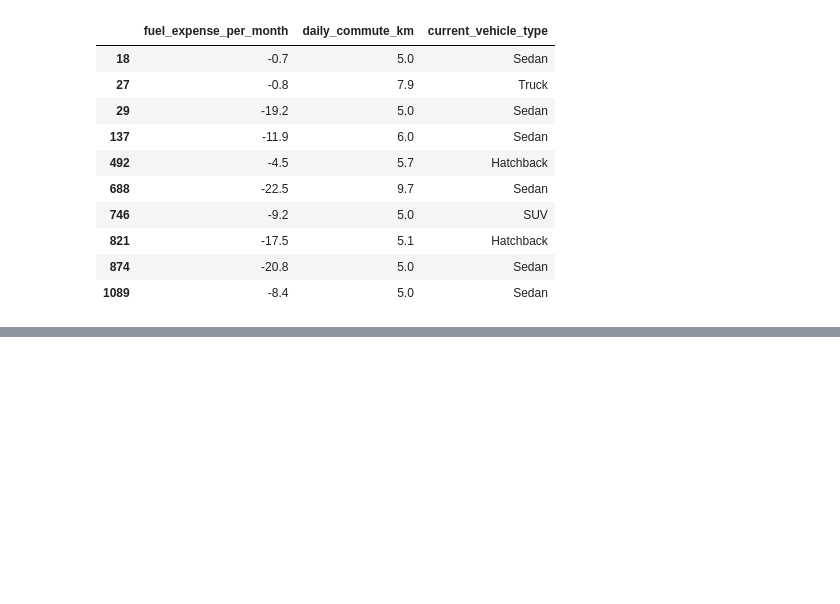
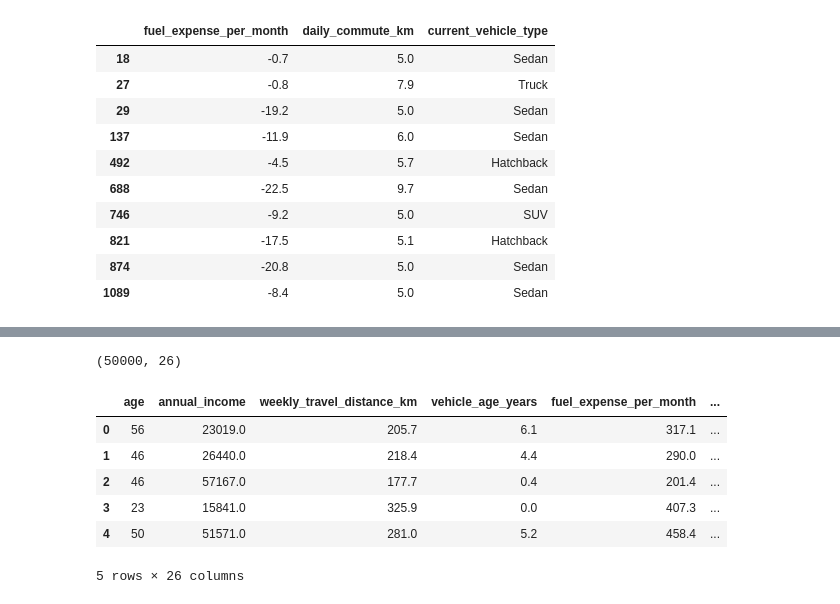
Before and after one commit to CGUILLEN23/ADS-504-EV-Adoption-Project, a Jupyter notebook: ADS_504_Final_Project_EV_Transition_EDA_and_Preprocessing.ipynb, the cells around one changed output, grey strips where cells are left out. Cells and saved outputs as stored; diff of their text form; code cells hidden in the pictures; blank space fills up the shorter version.

```diff
--- a/ADS_504_Final_Project_EV_Transition_EDA_and_Preprocessing.ipynb
+++ b/ADS_504_Final_Project_EV_Transition_EDA_and_Preprocessing.ipynb
@@ -154,0 +281,19 @@ df[df["fuel_expense_per_month"] < 0][
+# %%
+# Encode target (ordinal - Low < Medium < High)
+adoption_map = {"Low": 0, "Medium": 1, "High": 2}
+df["ev_adoption_likelihood"] = df["ev_adoption_likelihood"].map(adoption_map)
+
+# One-hot encode nominal categoricals
+df = pd.get_dummies(df, columns=["education_level", "city_type", "current_vehicle_type"], drop_first=True)
+
+print(df.shape)
+df.head()
+# %% [output]
+(50000, 26)
+|  | age | annual_income | weekly_travel_distance_km | vehicle_age_years | fuel_expense_per_month | ... |
+| 0 | 56 | 23019.0 | 205.7 | 6.1 | 317.1 | ... |
+| 1 | 46 | 26440.0 | 218.4 | 4.4 | 290.0 | ... |
+| 2 | 46 | 57167.0 | 177.7 | 0.4 | 201.4 | ... |
+| 3 | 23 | 15841.0 | 325.9 | 0.0 | 407.3 | ... |
+| 4 | 50 | 51571.0 | 281.0 | 5.2 | 458.4 | ... |
+5 rows × 26 columns
```
Also changed, not shown: parts of 8 cells of this notebook.
